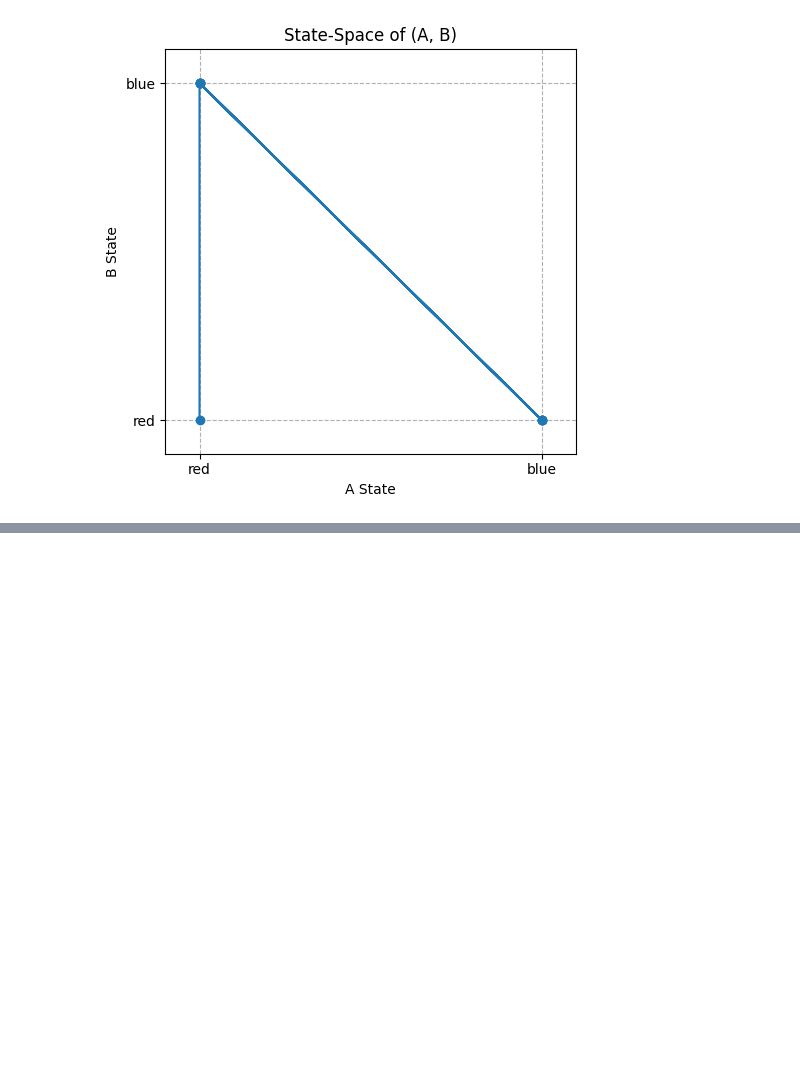
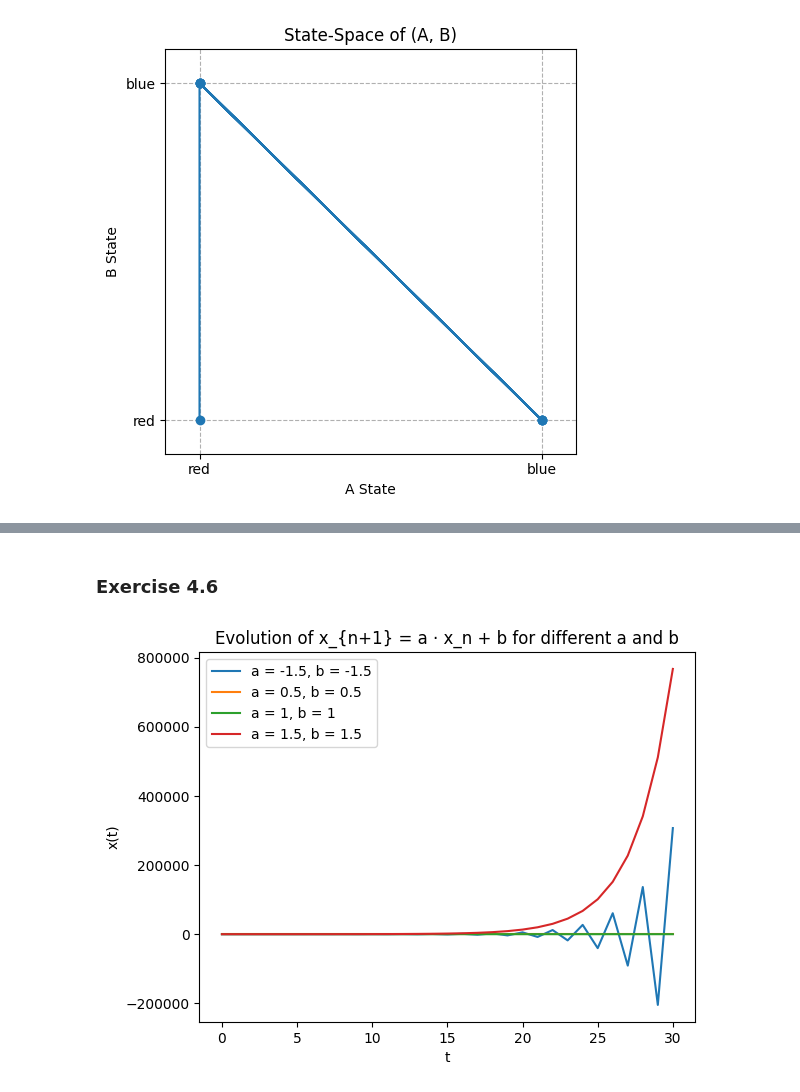
Before and after one commit to SearchingAlpha/mathematical-modelling-and-computer-science, a Jupyter notebook: 4_Discrete-time_models_I_Modeling/page.ipynb, the cells around one changed output, grey strips where cells are left out. Cells and saved outputs as stored; diff of their text form; code cells hidden in the pictures; blank space fills up the shorter version.

```diff
--- a/4_Discrete-time_models_I_Modeling/page.ipynb
+++ b/4_Discrete-time_models_I_Modeling/page.ipynb
@@ -65,0 +145,38 @@ plt.show()
+# %% [markdown]
+### Exercise 4.6
+# %%
+a = [-1.5, 0.5, 1, 1.5]  # Varying growth rate
+b = [-1.5, 0.5, 1, 1.5]  # Varying growth rate
+def initialize():
+    global x, xnext, xresult
+    x = 1
+    xresult = [x]
+    xnext = 0
+
+def observe():
+    global x, xnext, xresult
+    xresult.append(x)
+
+def update():
+    global x, xnext, xresult
+    xnext = a * x + b
+    x = xnext
+
+for a, b in zip(a, b):
+    # Overwrite the global `a` and `b` with these single values
+    a = a
+    b = b
+
+    # Initialize state (x, xnext, xresult)
+    initialize()
+    for t in range(30):
+        update()
+        observe()
+    plt.plot(xresult, label=f"a = {a}, b = {b}")
+plt.xlabel("t")
+plt.ylabel("x(t)")
+plt.title("Evolution of x_{n+1} = a · x_n + b for different a and b")
+plt.legend(loc='upper left')
+plt.show()
+# %% [output]
+[figure, added]
```
Also changed, not shown: parts of 16 cells of this notebook, 2 other files.
